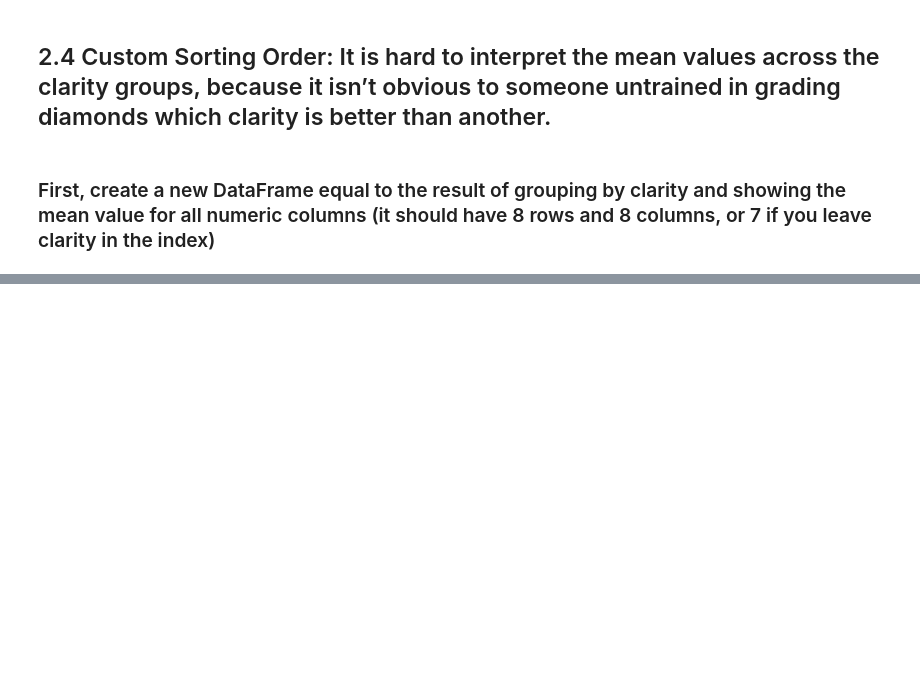
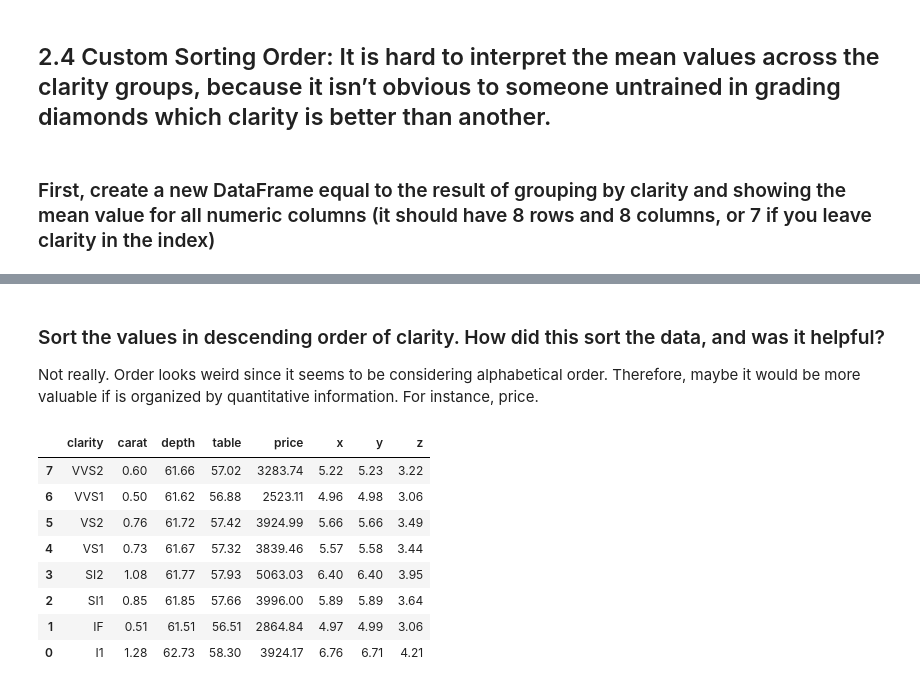
Before and after one commit to jballesterosc/uchicago-mpp, a Jupyter notebook: 3_spring_2026/data_programming/skills-psets/W6.ipynb, the cells around one changed output, grey strips where cells are left out. Drawn from its saved outputs; the diff is of its cells as text; code cells hidden in the pictures; blank space fills up the shorter version.

```diff
--- a/3_spring_2026/data_programming/skills-psets/W6.ipynb
+++ b/3_spring_2026/data_programming/skills-psets/W6.ipynb
@@ -149,0 +186,6 @@ df.groupby("clarity")["price"].agg(Mean=("Price", "count")).reset_index()
+# %%
+calc_means = {'carat':'mean', 'depth':'mean', 'table':'mean', 'price':'mean', 'x':'mean', 'y':'mean', 'z':'mean'} # https://stackoverflow.com/questions/47360510/pandas-groupby-and-aggregation-output-should-include-all-the-original-columns-i
+
+df_gmeans = df_diamonds.groupby(['clarity'], as_index=False).agg(calc_means).round(2)
+
+print(df_gmeans)
@@ -149,0 +202,16 @@ df.groupby("clarity")["price"].agg(Mean=("Price", "count")).reset_index()
+# %% [markdown]
+### Sort the values in descending order of clarity. How did this sort the data, and was it helpful?
+
+Not really. Order looks weird since it seems to be considering alphabetical order. Therefore, maybe it would be more valuable if is organized by quantitative information. For instance, price.
+# %%
+df_gmeans.sort_values(by="clarity", ascending=False)
+# %% [output]
+|  | clarity | carat | depth | table | price | x | y | z |
+| 7 | VVS2 | 0.60 | 61.66 | 57.02 | 3283.74 | 5.22 | 5.23 | 3.22 |
+| 6 | VVS1 | 0.50 | 61.62 | 56.88 | 2523.11 | 4.96 | 4.98 | 3.06 |
+| 5 | VS2 | 0.76 | 61.72 | 57.42 | 3924.99 | 5.66 | 5.66 | 3.49 |
+| 4 | VS1 | 0.73 | 61.67 | 57.32 | 3839.46 | 5.57 | 5.58 | 3.44 |
+| 3 | SI2 | 1.08 | 61.77 | 57.93 | 5063.03 | 6.40 | 6.40 | 3.95 |
+| 2 | SI1 | 0.85 | 61.85 | 57.66 | 3996.00 | 5.89 | 5.89 | 3.64 |
+| 1 | IF | 0.51 | 61.51 | 56.51 | 2864.84 | 4.97 | 4.99 | 3.06 |
+| 0 | I1 | 1.28 | 62.73 | 58.30 | 3924.17 | 6.76 | 6.71 | 4.21 |
```
Also changed, not shown: parts of 29 cells of this notebook.
